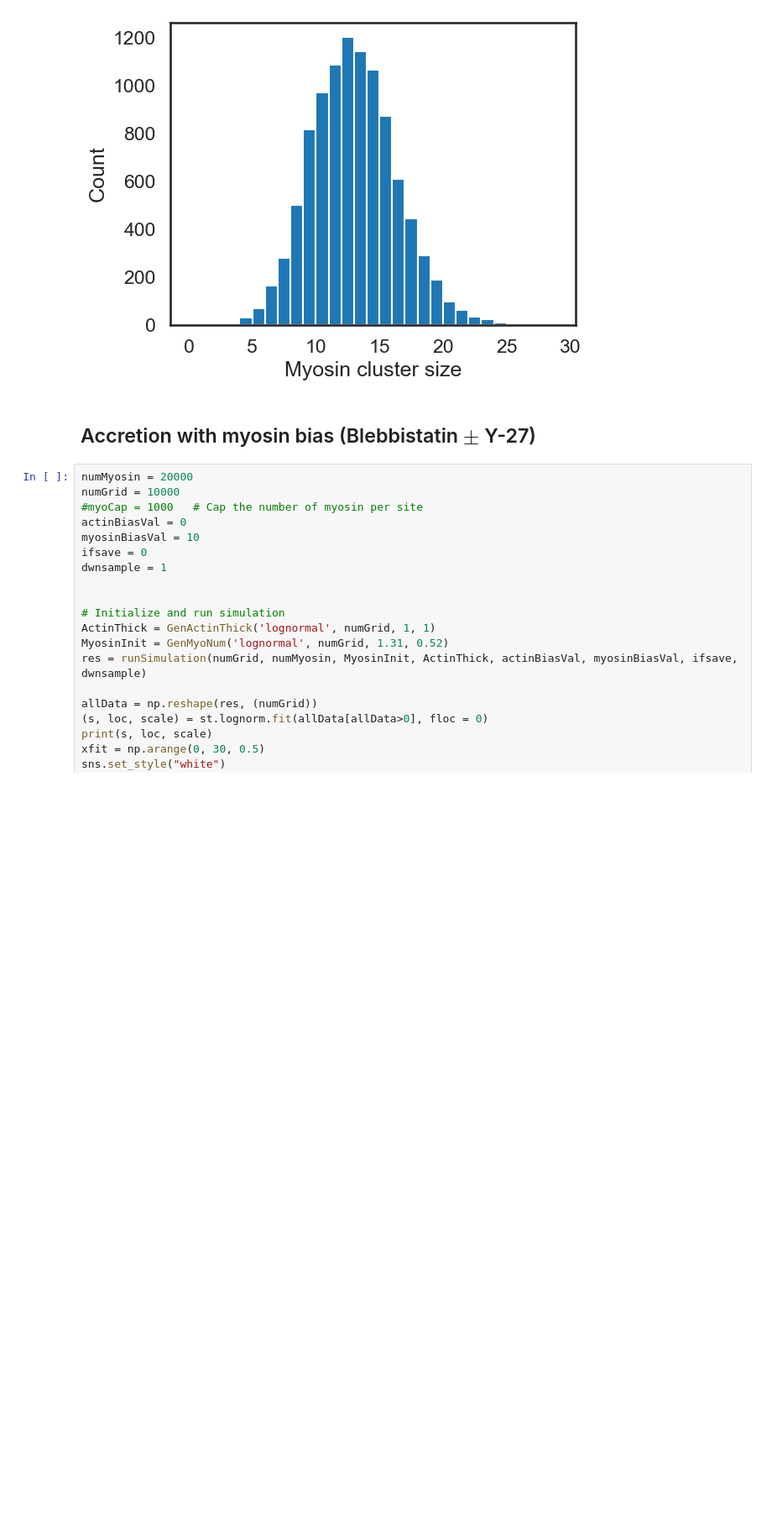
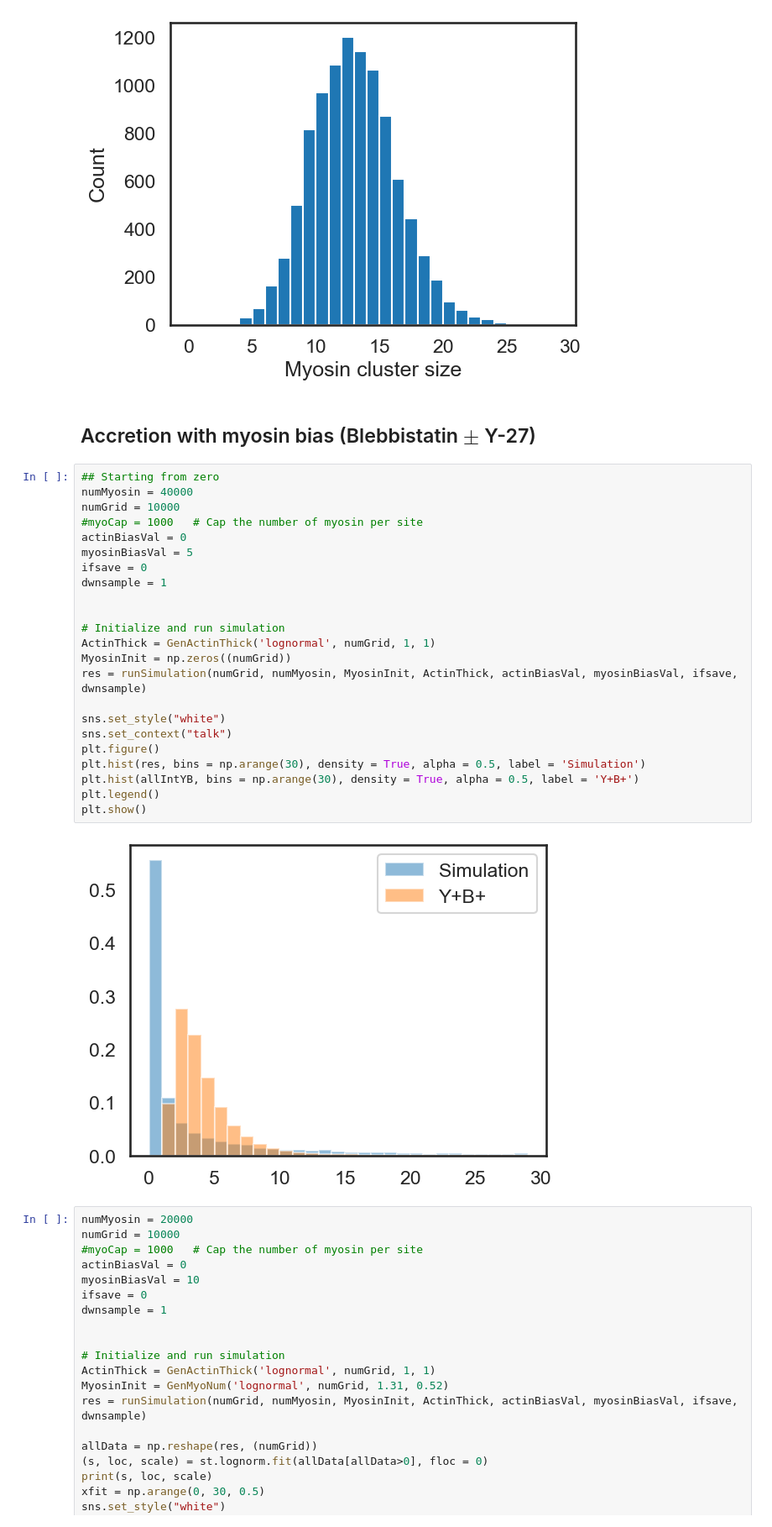
Before and after one commit to WHChou/Myosin-cluster-simulation, a Jupyter notebook: MyosinBinding_v2.ipynb, the cells around one changed output. Shown at 84% size. Saved outputs shown, nothing was run; the diff lists cells and outputs as text; blank space fills up the shorter version.

Commit message:
test empty initial grid

```diff
--- a/MyosinBinding_v2.ipynb
+++ b/MyosinBinding_v2.ipynb
@@ -334,6 +321,31 @@ plt.tight_layout()
 [figure]
 # %% [markdown]
 ## Accretion with myosin bias (Blebbistatin $\pm$ Y-27)
+# %%
+## Starting from zero
+numMyosin = 40000
+numGrid = 10000
+#myoCap = 1000   # Cap the number of myosin per site
+actinBiasVal = 0
+myosinBiasVal = 5
+ifsave = 0
+dwnsample = 1
+
+
+# Initialize and run simulation
+ActinThick = GenActinThick('lognormal', numGrid, 1, 1)
+MyosinInit = np.zeros((numGrid))
+res = runSimulation(numGrid, numMyosin, MyosinInit, ActinThick, actinBiasVal, myosinBiasVal, ifsave, dwnsample)
+
+sns.set_style("white")
+sns.set_context("talk")
+plt.figure()
+plt.hist(res, bins = np.arange(30), density = True, alpha = 0.5, label = 'Simulation')
+plt.hist(allIntYB, bins = np.arange(30), density = True, alpha = 0.5, label = 'Y+B+')
+plt.legend()
+plt.show()
+# %% [output]
+[figure, added]
 # %%
 numMyosin = 20000
 numGrid = 10000
```
Also changed, not shown: parts of 2 cells of this notebook.
